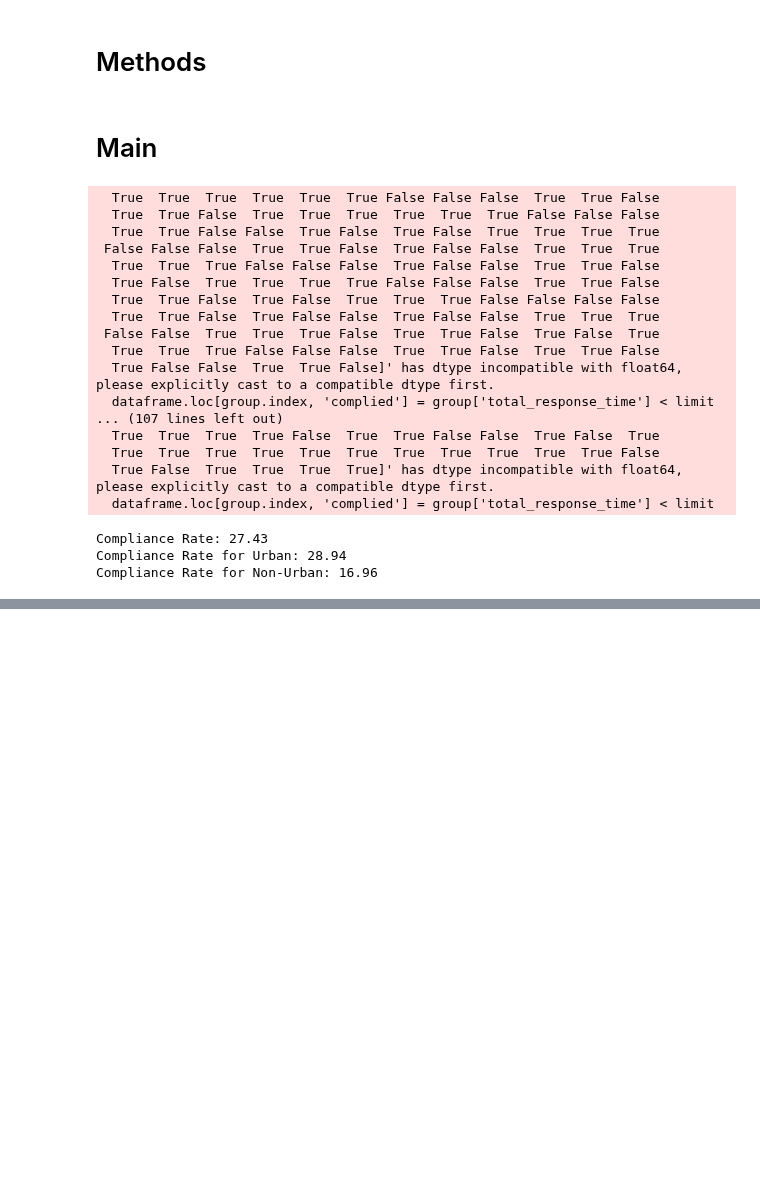
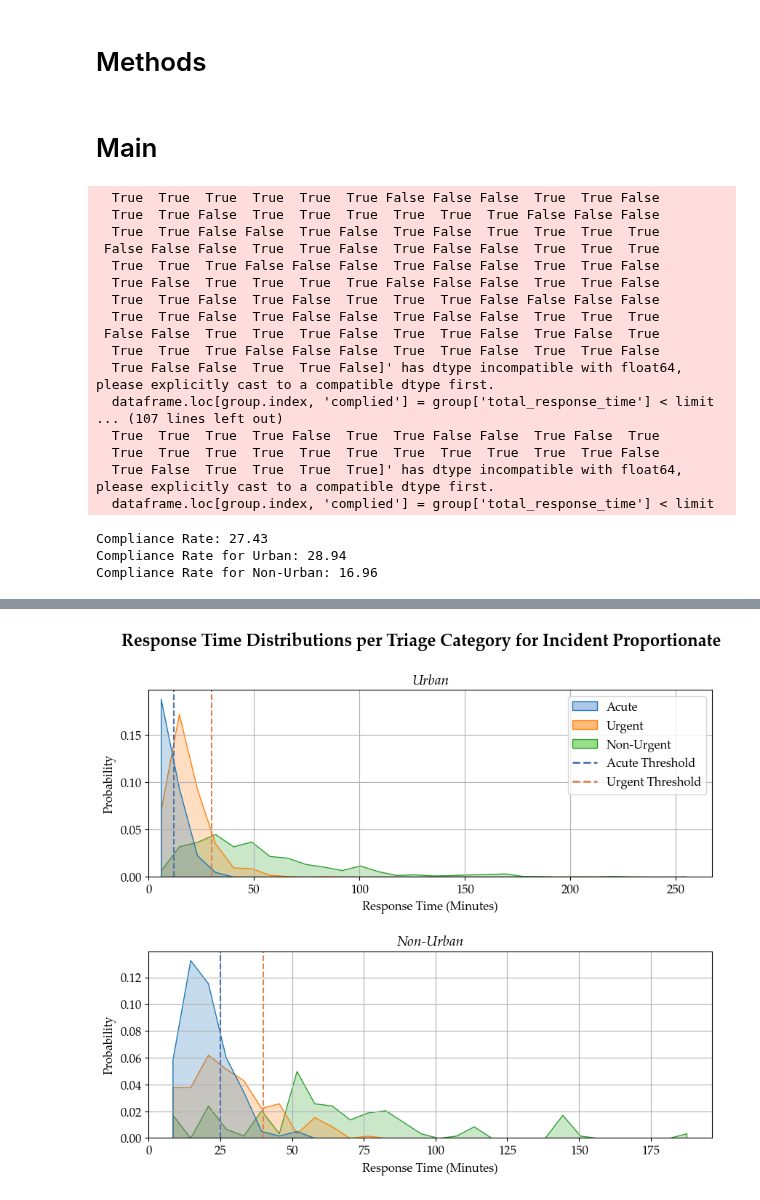
Before and after one commit to Emergency-Optimizers/Data-Processing, a Jupyter notebook: source/analysis/simulator/exp_4_allocations.ipynb, the cells around one changed output, grey strips where cells are left out. Cells and saved outputs as stored; diff of their text form; code cells hidden in the pictures; blank space fills up the shorter version.

Commit message:
Update notebook plots

```diff
--- a/source/analysis/simulator/exp_4_allocations.ipynb
+++ b/source/analysis/simulator/exp_4_allocations.ipynb
@@ -28,14 +31,14 @@ import IPython.display
 # %%
 FOLDER_NAME = "ex_4_most_NONE"
 
-FOLDER_PATH = os.path.join(os.path.dirname(constants.PROJECT_DIRECTORY_PATH), "Simulator", "data", FOLDER_NAME)
+FOLDER_PATH = os.path.join(os.path.dirname(constants.PROJECT_DIRECTORY_PATH), "Simulator", "data")
 # %% [markdown]
 # Methods
 # %%
-def load_csv(filename = "events"):
+def load_csv(folder_name, filename = "events"):
     dataframes = []
     for seed in list(range(10)):
-        dataframes.append(pd.read_csv(os.path.join(FOLDER_PATH, filename + "_seed=" + str(seed) + ".csv")))
+        dataframes.append(pd.read_csv(os.path.join(FOLDER_PATH, folder_name, filename + "_seed=" + str(seed) + ".csv")))
 
     dataframe = pd.concat(dataframes, ignore_index=True)
 
@@ -168,3 +171,66 @@ print_info(dataframe_ur)
 Compliance Rate: 27.43
 Compliance Rate for Urban: 28.94
 Compliance Rate for Non-Urban: 16.96
+# %%
+df = pd.concat([
+    load_csv(folder_name="ex_4_least_NONE", filename="events_IP"),
+    load_csv(folder_name="ex_4_avg_NONE", filename="events_IP"),
+    load_csv(folder_name="ex_4_most_NONE", filename="events_IP")
+])
+df['response_time'] = df['total_response_time'] / 60
+
+category_mapping = {
+    'A': 'Acute',
+    'H': 'Urgent',
+    'V1': 'Non-Urgent'
+}
+
+df['Triage Impression'] = df['triage_impression_during_call'].map(category_mapping)
+df['Triage Impression'] = pd.Categorical(df['Triage Impression'], categories=["Acute", "Urgent", "Non-Urgent"], ordered=True)
+
+# Define the color map and line styles
+palette = sns.color_palette("tab20")
+triage_colors = {'Acute': (palette[0], palette[1]), 'Urgent': (palette[2], palette[3]), 'Non-Urgent': (palette[4], palette[5])}
+acute_line_color = sns.color_palette("deep")[0]
+urgent_line_color = sns.color_palette("deep")[1]
+
+# Create your plots as previously
+fig, axs = plt.subplots(2, 1, figsize=(10, 8))
+
+title = "Response Time Distributions per Triage Category for Incident Proportionate"
+fig.suptitle(title, **constants.FONT_PROPERTIES_HEADER)
+
+sns.histplot(data=df[df["urban"] == True], ax=axs[0], x='response_time', hue='Triage Impression', element="poly", stat="probability", common_norm=True, palette=triage_colors, bins=30)
+axs[0].axvline(12, color=acute_line_color, linestyle='--', linewidth=1.5)
+axs[0].axvline(30, color=urgent_line_color, linestyle='--', linewidth=1.5)
+axs[0].set_xlim(left=0)
+axs[0].set_xlabel("Response Time (Minutes)")
+axs[0].set_title("Urban", fontdict=constants.FONT_PROPERTIES_SUB_HEADER)
+axs[0].grid(True)
+
+sns.histplot(data=df[df["urban"] == False], ax=axs[1], x='response_time', hue='Triage Impression', element="poly", stat="probability", common_norm=True, palette=triage_colors, bins=30, legend=False)
+axs[1].axvline(25, color=acute_line_color, linestyle='--', linewidth=1.5)
+axs[1].axvline(40, color=urgent_line_color, linestyle='--', linewidth=1.5)
+axs[1].set_xlim(left=0)
+axs[1].set_xlabel("Response Time (Minutes)")
+axs[1].set_title("Non-Urban", fontdict=constants.FONT_PROPERTIES_SUB_HEADER)
+axs[1].grid(True)
+
+# Create handles for the legend
+handles = [
+    mpatches.Patch(edgecolor=triage_colors['Acute'][0], facecolor=triage_colors['Acute'][1], label='Acute'),
+    mpatches.Patch(edgecolor=triage_colors['Urgent'][0], facecolor=triage_colors['Urgent'][1], label='Urgent'),
+    mpatches.Patch(edgecolor=triage_colors['Non-Urgent'][0], facecolor=triage_colors['Non-Urgent'][1], label='Non-Urgent'),
+    mlines.Line2D([], [], color=acute_line_color, linestyle='--', linewidth=2, label='Acute Threshold'),
+    mlines.Line2D([], [], color=urgent_line_color, linestyle='--', linewidth=2, label='Urgent Threshold')
+]
+
+# Update the legends for each subplot with the combined handles
+axs[0].legend(handles=handles, loc='upper right')
+
+plt.subplots_adjust(hspace=0.4)
+
+plt.savefig(f'../plots/{title}.png', dpi=300, bbox_inches='tight')
+
+plt.show()
+# %% [output]
@@ -170,0 +256 @@ Compliance Rate for Non-Urban: 16.96
+[figure, added]
```
Also changed, not shown: parts of 3 cells of this notebook, 2 other files.
